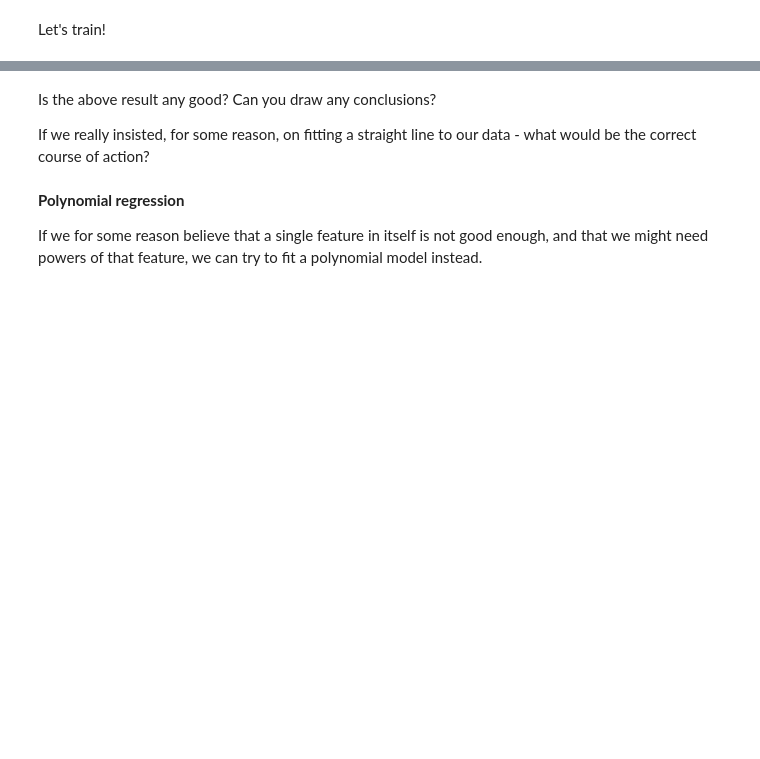
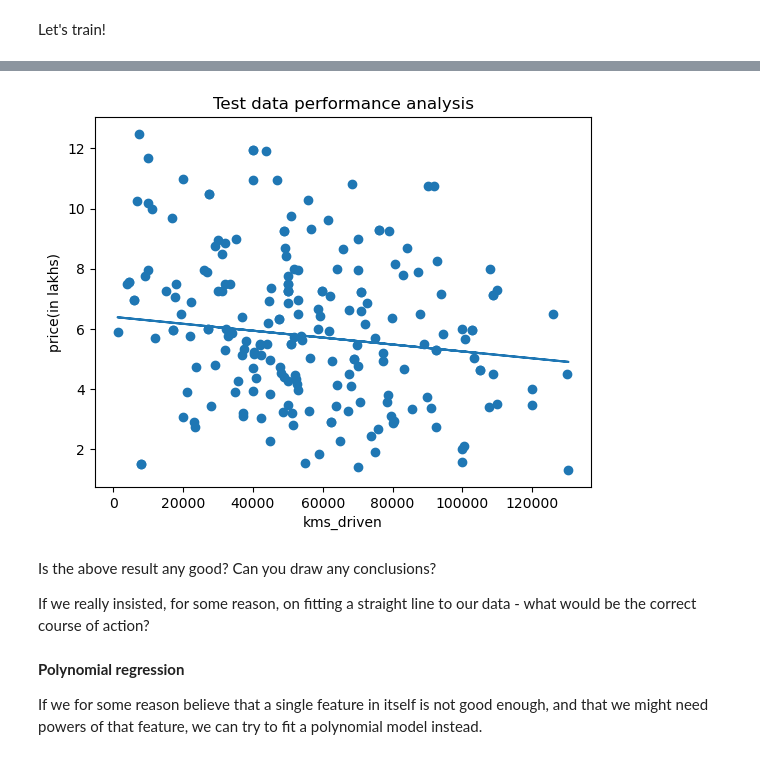
Before and after one commit to aleylani/Machine-Learning-AI24, a Jupyter notebook: notebooks/week2_lab01_sklearn_simple_polynomial_regression.ipynb, the cells around one changed output, grey strips where cells are left out. Drawn from its saved outputs; the diff is of its cells as text; code cells hidden in the pictures; blank space fills up the shorter version.

```diff
--- a/notebooks/week2_lab01_sklearn_simple_polynomial_regression.ipynb
+++ b/notebooks/week2_lab01_sklearn_simple_polynomial_regression.ipynb
@@ -234,10 +349,12 @@ print(np.sqrt(mean_squared_error(y_test, y_test_hat)))
 # %%
 plt.scatter(X_test, y_test)
-plt.scatter(X_test, y_test_hat)
+plt.plot(X_test, y_test_hat)
 
 plt.xlabel('kms_driven');
 plt.ylabel('price(in lakhs)');
 plt.title('Test data performance analysis');
+# %% [output]
+[figure, added]
 # %% [markdown]
 Is the above result any good? Can you draw any conclusions?
 
```
Also changed, not shown: parts of 31 cells of this notebook.
